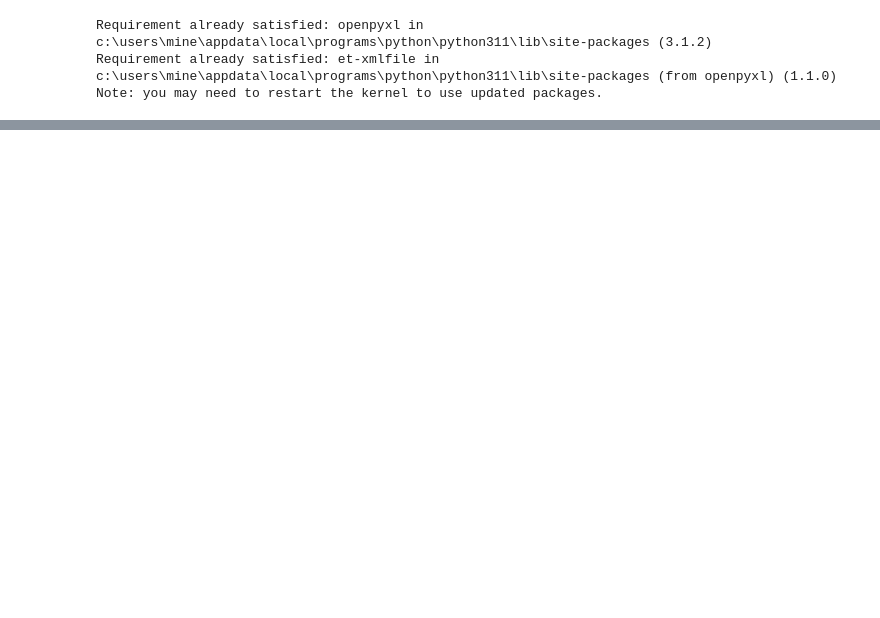
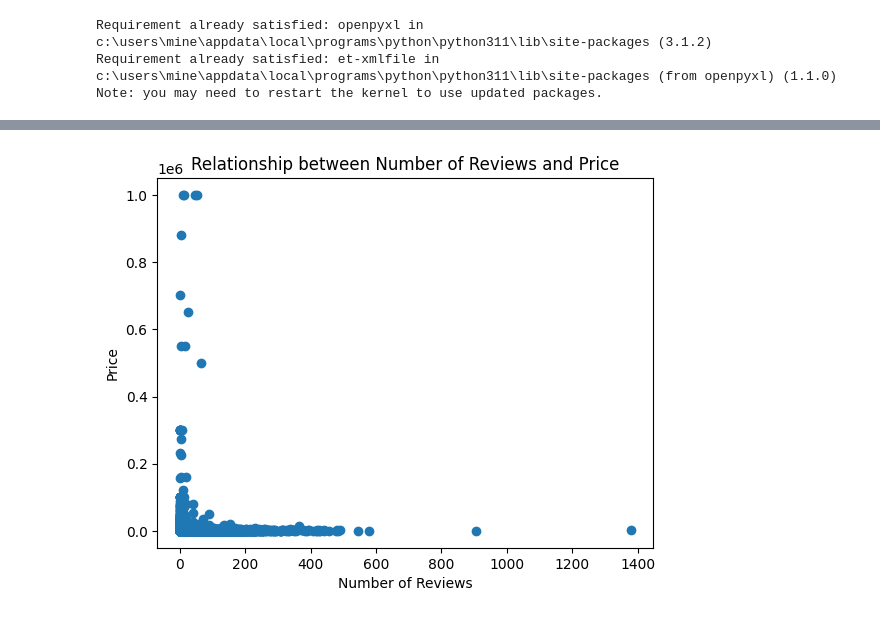
Before and after one commit to mine-martin/Bangkok_Listings_2023, a Jupyter notebook: Bangkok_Listings.ipynb, the cells around one changed output, grey strips where cells are left out. Saved outputs shown, nothing was run; the diff lists cells and outputs as text; code cells hidden in the pictures; blank space fills up the shorter version.

```diff
--- a/Bangkok_Listings.ipynb
+++ b/Bangkok_Listings.ipynb
@@ -118,0 +192,10 @@ airBNB.to_csv('Bangkok_Listings_CSV_2023.csv', index=False)
+# %%
+#using heatmap
+
+plt.scatter(airBNB['number_of_reviews'], airBNB['price'])
+plt.xlabel("Number of Reviews")
+plt.ylabel("Price")
+plt.title("Relationship between Number of Reviews and Price")
+plt.show()
+# %% [output]
+[figure, added]
```
Also changed, not shown: parts of 6 cells of this notebook.
